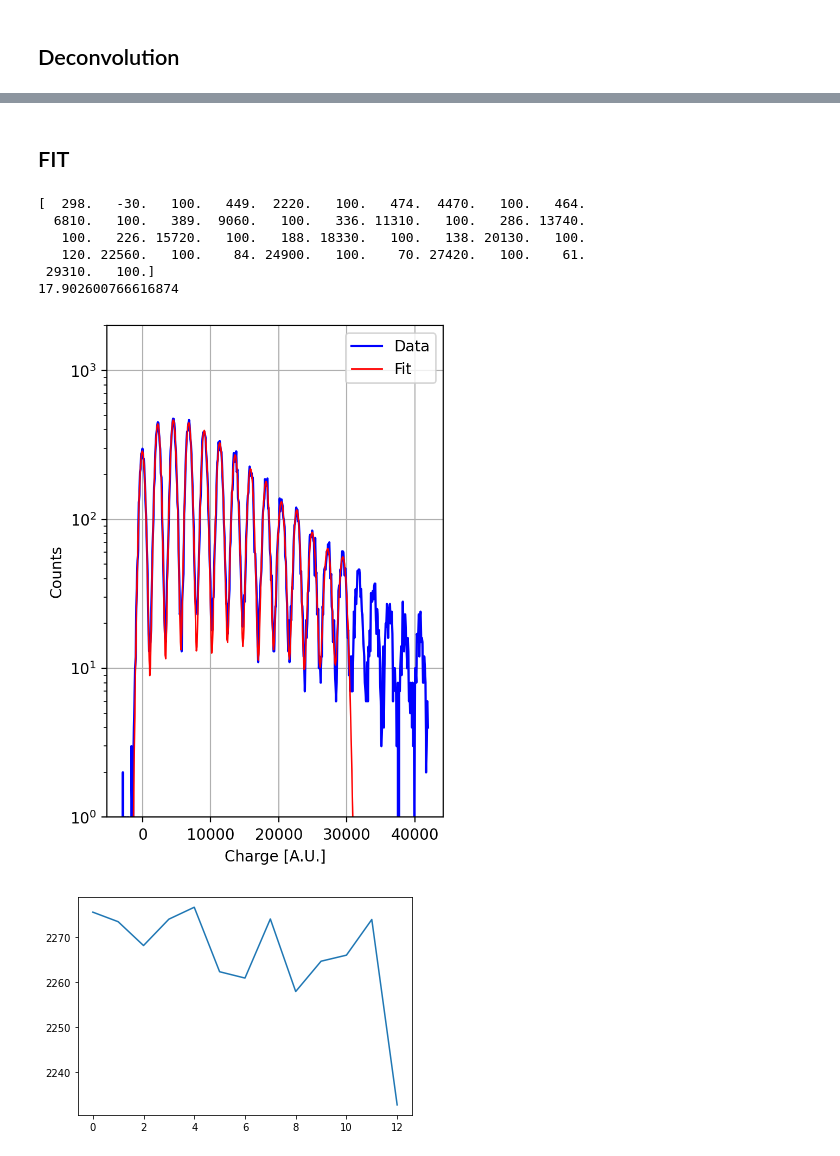
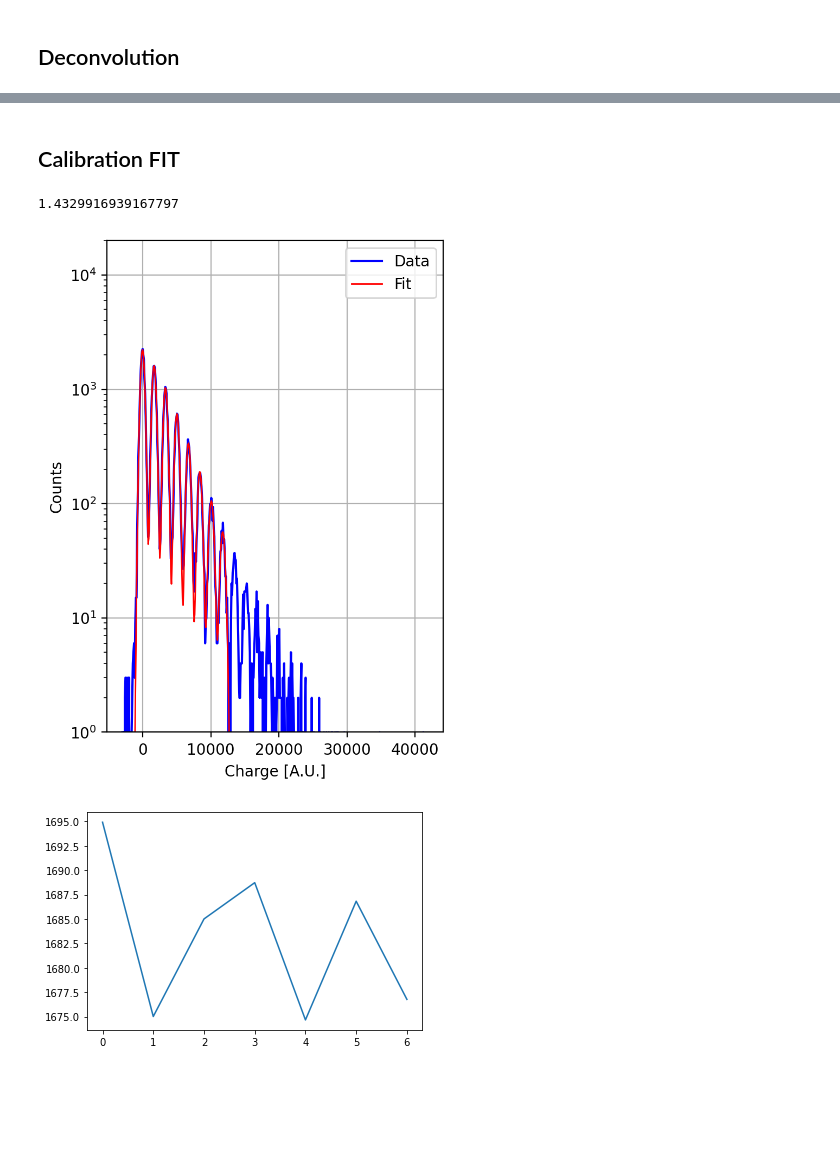
Before and after one commit to rodralva/JOYTHON_TOOLS, a Jupyter notebook: notebooks/Calibration.ipynb, the cells around one changed output, grey strips where cells are left out. Drawn from its saved outputs; the diff is of its cells as text; code cells hidden in the pictures; blank space fills up the shorter version.

```diff
--- a/notebooks/Calibration.ipynb
+++ b/notebooks/Calibration.ipynb
@@ -50,7 +54,7 @@ plt.plot(bins[peaks[0]],peaks[1]["peak_heights"],"x")
 # %% [markdown]
 ## Deconvolution
 # %%
-for run in [4]:
+for run in [3]:
     run_path=path+"run"+str(run).zfill(2)+"/";
     Pedestal_vars=open_ch_var(run_path,"Pedestal_vars",ch,compressed=compress)
     RawADC=open_ch_var(run_path,"RawADC",ch,compressed=True)
@@ -71,7 +87,13 @@ gauss_F=gauss(np.arange(len(XA_SER_FFT)),sigma=30,n=2)
 # %%
-#Deconvolve
+
+if WEEK=="DAPHNE_VUV"  : gauss_F=gauss(np.arange(len(XA_SER_FFT)),sigma=30,n=2);
+if WEEK=="APSAIA_VUV_2": gauss_F=gauss(np.arange(len(XA_SER_FFT)),sigma=30,n=2);
+
+# Deconvolve
+# ADC_dec=deconvolve(ADC[:10],XA_SER,gauss_F)
 ADC_dec=deconvolve(ADC,XA_SER,gauss_F)
 
+plt.figure(dpi=200)
 if DEBUG:
     plt.plot(ADC_dec[1])
 #recalculate pedestal
@@ -80,4 +102,4 @@ ADC_dec=substract_Pedestal((ADC_dec,Pedestal_vars_SW,1))
 if DEBUG:
     plt.plot(ADC_dec[1])
 
-charge=np.sum(ADC_dec[:,900:1200],axis=1)
+plt.grid()
@@ -93,0 +216,10 @@ plt.grid()
+# %%
+for i in range(1000,3000,500):
+    charge=np.sum(ADC_dec[:,600:i],axis=1)
+    plt.hist(charge,500,[0,1000],histtype="step",density=False,label=str((i-900)*4)+" ns");
+plt.legend()
+
+plt.xlabel("Charge [Arb units]")
+plt.ylabel("Counts")
+plt.semilogy()
+# plt.xlim([300,800])
@@ -93,0 +229,12 @@ plt.grid()
+# %%
+#not deconvolved charge
+SPE_charge     =np.sum((XA_SER*(XA_SER>0))[0:1000])
+SPE_charge_2   =np.sum(XA_SER*(XA_SER>0))
+
+
+plt.figure(dpi=100,figsize=(10,3))
+for i in range(1000,1100,25):
+    charge=np.sum(ADC[:,800:i],axis=1)/SPE_charge_2
+    plt.hist(charge,100,[0,1000],histtype="step",density=True,label=str((i-900)*4)+" ns");
+plt.semilogy()
+plt.legend()
@@ -94,5 +317,5 @@ plt.grid()
 # %% [markdown]
-## FIT
+## Calibration FIT
 # %%
 %matplotlib inline
 
@@ -110,7 +333,6 @@ def gaussian_train(x, *params):
 
 def fit_gaussians(x, y, *p0):
     assert x.shape == y.shape, "Input arrays must have the same shape."
-    print(p0[0])
     # try:
     popt, pcov = curve_fit(gaussian_train, x,y, p0=p0[0])
     fit_y=gaussian_train(x,*popt)
@@ -118,39 +340,35 @@ def fit_gaussians(x, y, *p0):
     plt.figure(dpi=200, figsize=(4, 6))
     fig = plt.axes()
     plt.plot(x, y, 'b-', label='data')
     plt.plot(x, fit_y, 'r-', label='fit',linewidth=1)
     plt.grid()
     return popt,fig, chi_squared
     # except:
     #     print("Fit failed.")
 
 
 params=np.zeros(len(peaks[0])*3)
 params[0::3]=peaks[1]["peak_heights"]
 params[1::3]=bins[peaks[0]]
 params[2::3]=1e2
 vars,fig,qs=fit_gaussians(bins[:-1],counts,params)
 # print(vars*1e-6)
 # fig.set_xlim([-1e4,0.98e4])
 fig.set_xlabel("Charge [A.U.]")
 fig.set_ylabel("Counts")
 fig.legend(["Data","Fit"],loc="upper right")
 
 gains=vars[1::3]-vars[1]
 gains=gains[1:]-gains[0:-1]
 # fig.text(0.4e8,430,"X-ARAPUCA Gain [1e6] \n =%0.2f" % (gains[0]*1e-6));
 print(qs)
 
 plt.figure()
 plt.plot(gains)
-fig.set_ylim([1,2e3])
+fig.set_ylim([1,2e4])
+# fig.set_xlim([-1e3,4e4])
 fig.set_yscale("log")
 # %% [output]
-[  298.   -30.   100.   449.  2220.   100.   474.  4470.   100.   464.
-  6810.   100.   389.  9060.   100.   336. 11310.   100.   286. 13740.
-   100.   226. 15720.   100.   188. 18330.   100.   138. 20130.   100.
-   120. 22560.   100.    84. 24900.   100.    70. 27420.   100.    61.
- 29310.   100.]
-17.902600766616874
+1.4329916939167797
-[figure, old version]
+[figure, new version]
-[figure, old version]
+[figure, new version]
```
Also changed, not shown: parts of 19 cells of this notebook, 14 other files.
